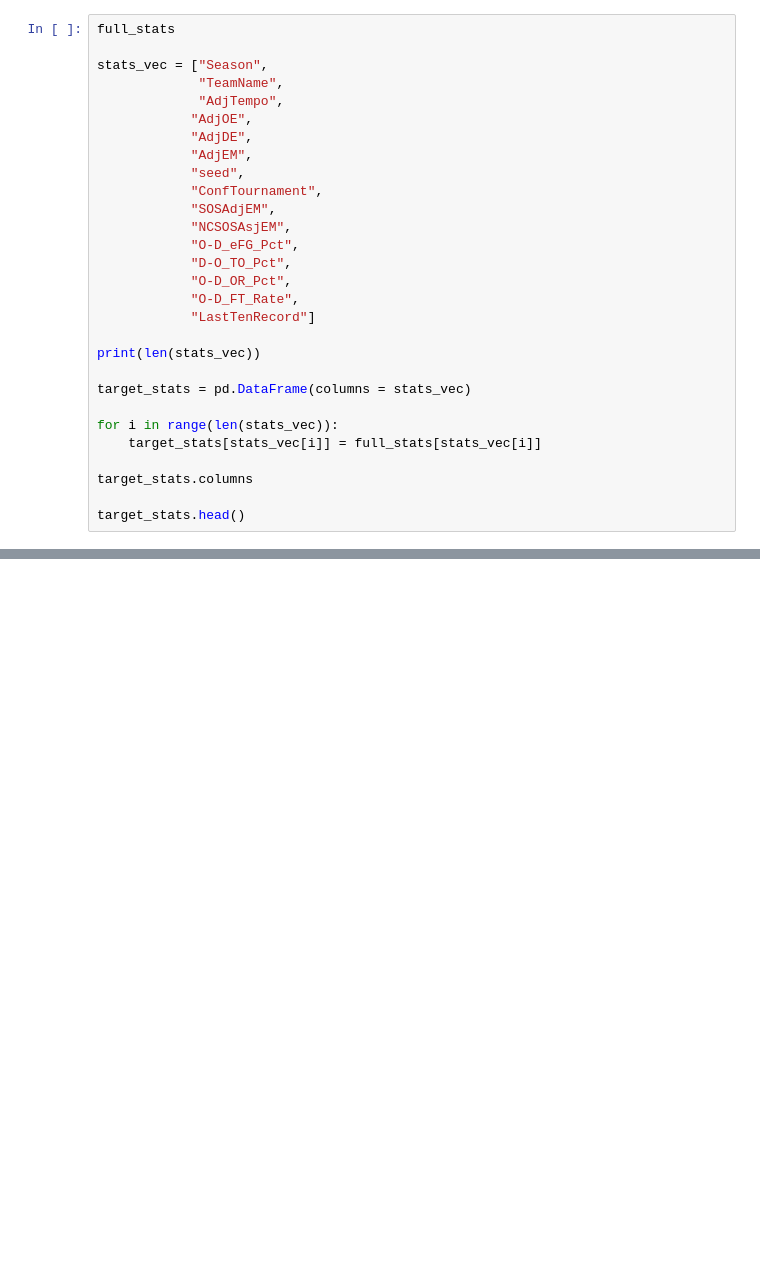
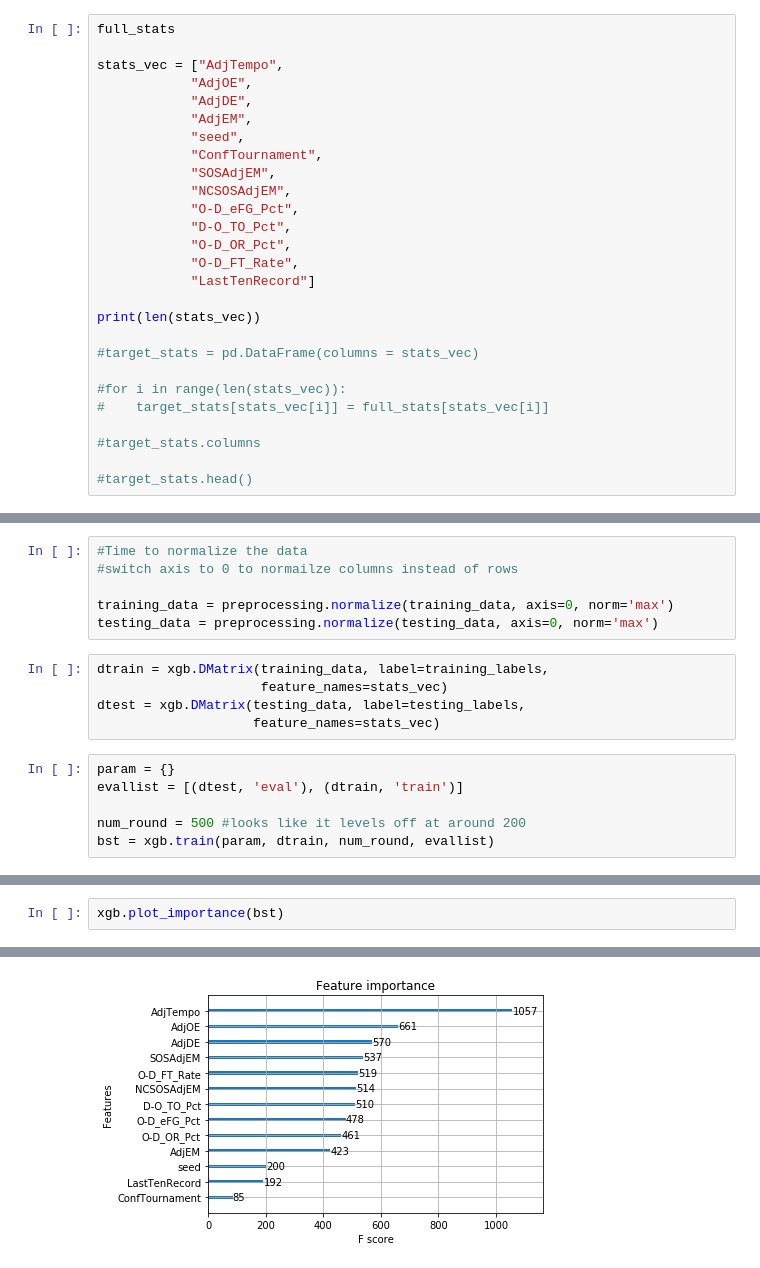
Before and after one commit to blommel4/semester_project, a Jupyter notebook: testing_caroline .ipynb, the cells around one changed output, grey strips where cells are left out. Saved outputs shown, nothing was run; the diff lists cells and outputs as text; blank space fills up the shorter version.

```diff
--- a/testing_caroline .ipynb
+++ b/testing_caroline .ipynb
@@ -20,16 +23,14 @@ Index(['Unnamed: 0', 'Season', 'TeamName', 'Tempo', 'AdjTempo', 'OE', 'AdjOE',
 # %%
 full_stats
 
-stats_vec = ["Season",
-             "TeamName",
-             "AdjTempo",
+stats_vec = ["AdjTempo",
             "AdjOE",
             "AdjDE",
             "AdjEM",
             "seed",
             "ConfTournament",
             "SOSAdjEM",
-            "NCSOSAsjEM",
+            "NCSOSAdjEM",
             "O-D_eFG_Pct",
             "D-O_TO_Pct",
             "O-D_OR_Pct",
@@ -38,12 +39,12 @@ stats_vec = ["Season",
 
 print(len(stats_vec))
 
-target_stats = pd.DataFrame(columns = stats_vec)
+#target_stats = pd.DataFrame(columns = stats_vec)
 
-for i in range(len(stats_vec)):
-    target_stats[stats_vec[i]] = full_stats[stats_vec[i]]
+#for i in range(len(stats_vec)):
+#    target_stats[stats_vec[i]] = full_stats[stats_vec[i]]
 
-target_stats.columns
+#target_stats.columns
 
-target_stats.head()
+#target_stats.head()
 # %% [output]
@@ -235,0 +199,17 @@ TypeError: must be real number, not str
+# %%
+#Time to normalize the data
+#switch axis to 0 to normailze columns instead of rows
+
+training_data = preprocessing.normalize(training_data, axis=0, norm='max')
+testing_data = preprocessing.normalize(testing_data, axis=0, norm='max')
+# %%
+dtrain = xgb.DMatrix(training_data, label=training_labels,
+                     feature_names=stats_vec)
+dtest = xgb.DMatrix(testing_data, label=testing_labels,
+                    feature_names=stats_vec)
+# %%
+param = {}
+evallist = [(dtest, 'eval'), (dtrain, 'train')]
+
+num_round = 500 #looks like it levels off at around 200
+bst = xgb.train(param, dtrain, num_round, evallist)
@@ -235,0 +234,3 @@ TypeError: must be real number, not str
+# %%
+xgb.plot_importance(bst)
+# %% [output]
@@ -235,0 +238 @@ TypeError: must be real number, not str
+[figure, added]
```
Also changed, not shown: parts of 13 cells of this notebook.
